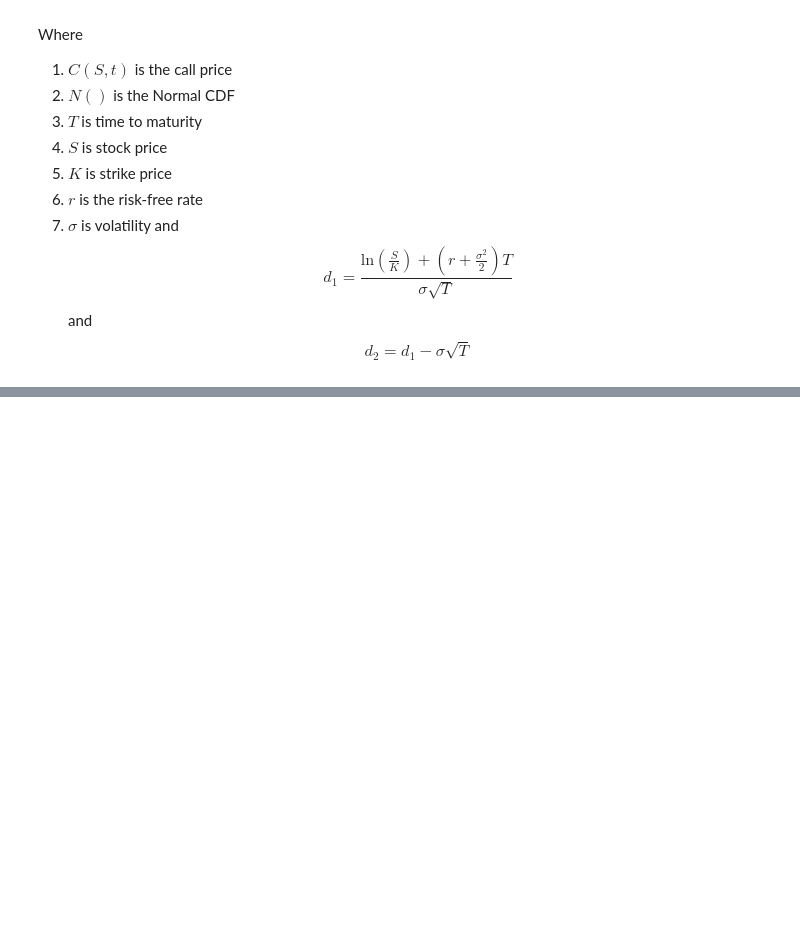
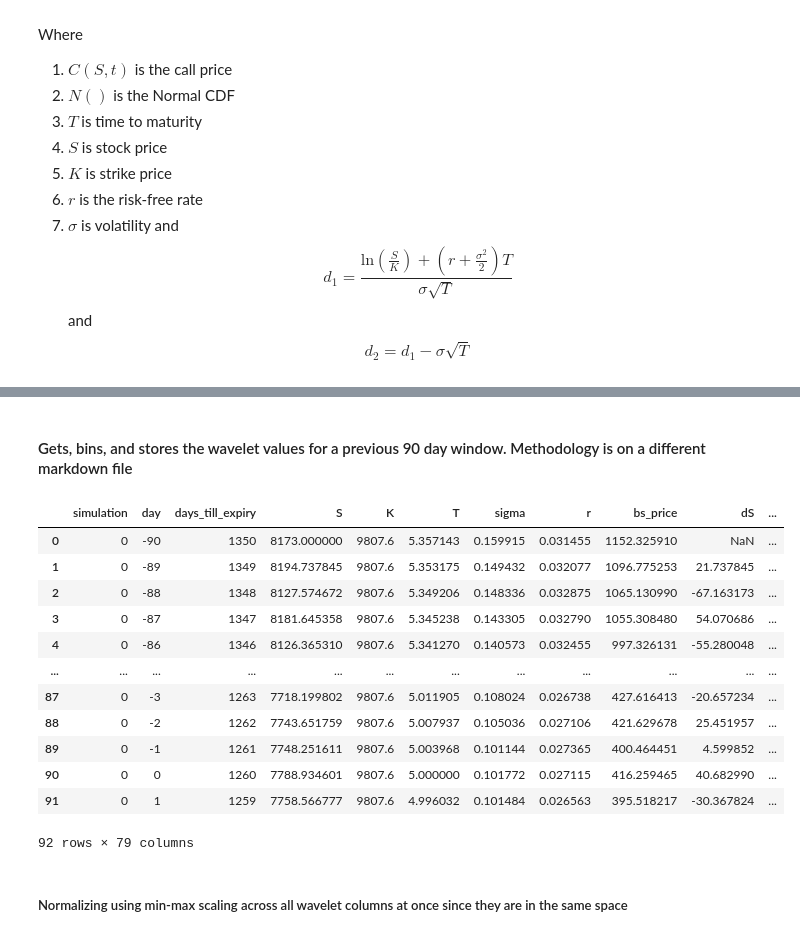
Before and after one commit to BransonWitt/2026PractitionerChallenge, a Jupyter notebook: Dataset Generation/CleanDatasetGenerator.ipynb, the cells around one changed output, grey strips where cells are left out. Drawn from its saved outputs; the diff is of its cells as text; code cells hidden in the pictures; blank space fills up the shorter version.

```diff
--- a/Dataset Generation/CleanDatasetGenerator.ipynb
+++ b/Dataset Generation/CleanDatasetGenerator.ipynb
@@ -151,6 +151,7 @@ params = {
     "End Price" : S0,
     "Mean IR" : cir.historical_data['interest_rate'].mean(),
     "IR std" : np.std(cir.historical_data['interest_rate']),
+    "n_days" : int(len(close_prices)),
     "GARCH" : {
         "mu": mu,
         "omega": omega,
@@ -359,7 +361,7 @@ def simulate_garch(S0, n_days, n_scenarios, mu, omega, alpha, beta, nu, seed=Non
         np.random.seed(seed)
 
     # Adding a burn in period
-    total_days = n_days + burn_in
+    total_days = n_days + burn_in + 1
 
     # Pre-draw standardized shocks for performance
     z = t_dist.rvs(df=nu, size=(n_scenarios, total_days))
@@ -421,7 +423,7 @@ def simulate_CIR_paths(n_scenarios, n_steps, kappa, theta, sigma, mu0, sigma0_in
 
     print(f"Total burn in steps: {burn_in_steps}")
 
-    total_steps = n_steps + burn_in_steps
+    total_steps = n_steps + burn_in_steps + 1
 
     # Getting the truncated normal samples
     lower, upper = 0.01, 25.0
@@ -542,16 +544,20 @@ build_start = time.time()
 n_rows = n_simulations * n_days
 
 # Create arrays for each column
-simulation_col = np.repeat(np.arange(n_simulations), n_days + burn_in_period)
-day_col = np.tile(np.arange(-burn_in_period, n_days), n_simulations)
+simulation_col = np.repeat(np.arange(n_simulations), n_days + burn_in_period + 1)
+day_col = np.tile(np.arange(-burn_in_period, n_days + 1), n_simulations)
 S_col = S_paths.flatten()
-K_col = np.repeat(K_assignments, n_days + burn_in_period)
+K_col = np.repeat(K_assignments, n_days + burn_in_period + 1)
 interest_col = interest_paths.flatten()
 
 # Create T column:
 # End at exactly 1 year remaining
-T_sequence = 1 + (n_days + burn_in_period - 1 - np.arange(n_days + burn_in_period)) / days_per_year
+T_sequence = (5 * days_per_year + burn_in_period - np.arange(n_days + burn_in_period + 1)) / days_per_year
 T_col = np.tile(T_sequence, n_simulations)
+
+# Creating a days till expiry
+T_sequence_expiry = np.arange(1350, 250, -1)
+days_till_expiry = np.tile(T_sequence_expiry, n_simulations)
 
 # Convert volatility to annualized percentage
 sigma_col = sigma_paths.flatten() * np.sqrt(days_per_year) / 100
@@ -578,6 +584,7 @@ print(interest_col.shape)
 df = pd.DataFrame({
     'simulation': simulation_col,
     'day': day_col,
+    'days_till_expiry' : days_till_expiry,
     'S': S_col,
     'K': K_col,
     'T': T_col,
@@ -979,3 +1006,5 @@ add_greeks(totaldf)
+# %% [markdown]
+#### Gets, bins, and stores the wavelet values for a previous 90 day window. Methodology is on a different markdown file
 # %%
 from joblib import Parallel, delayed
 from numpy.lib.stride_tricks import sliding_window_view
@@ -1092,0 +1136,19 @@ compute_wavelet_features_vectorized(totaldf)
+# %%
+totaldf = totaldf.sort_values(by=["simulation", "day"], ascending=[True, True])
+totaldf.head(92)
+# %% [output]
+|  | simulation | day | days_till_expiry | S | K | T | sigma | r | bs_price | dS | ... |
+| 0 | 0 | -90 | 1350 | 8173.000000 | 9807.6 | 5.357143 | 0.159915 | 0.031455 | 1152.325910 | NaN | ... |
+| 1 | 0 | -89 | 1349 | 8194.737845 | 9807.6 | 5.353175 | 0.149432 | 0.032077 | 1096.775253 | 21.737845 | ... |
+| 2 | 0 | -88 | 1348 | 8127.574672 | 9807.6 | 5.349206 | 0.148336 | 0.032875 | 1065.130990 | -67.163173 | ... |
+| 3 | 0 | -87 | 1347 | 8181.645358 | 9807.6 | 5.345238 | 0.143305 | 0.032790 | 1055.308480 | 54.070686 | ... |
+| 4 | 0 | -86 | 1346 | 8126.365310 | 9807.6 | 5.341270 | 0.140573 | 0.032455 | 997.326131 | -55.280048 | ... |
+| ... | ... | ... | ... | ... | ... | ... | ... | ... | ... | ... | ... |
+| 87 | 0 | -3 | 1263 | 7718.199802 | 9807.6 | 5.011905 | 0.108024 | 0.026738 | 427.616413 | -20.657234 | ... |
+| 88 | 0 | -2 | 1262 | 7743.651759 | 9807.6 | 5.007937 | 0.105036 | 0.027106 | 421.629678 | 25.451957 | ... |
+| 89 | 0 | -1 | 1261 | 7748.251611 | 9807.6 | 5.003968 | 0.101144 | 0.027365 | 400.464451 | 4.599852 | ... |
+| 90 | 0 | 0 | 1260 | 7788.934601 | 9807.6 | 5.000000 | 0.101772 | 0.027115 | 416.259465 | 40.682990 | ... |
+| 91 | 0 | 1 | 1259 | 7758.566777 | 9807.6 | 4.996032 | 0.101484 | 0.026563 | 395.518217 | -30.367824 | ... |
+92 rows × 79 columns
+# %% [markdown]
+##### Normalizing using min-max scaling across all wavelet columns at once since they are in the same space
```
Also changed, not shown: parts of 31 cells of this notebook.
